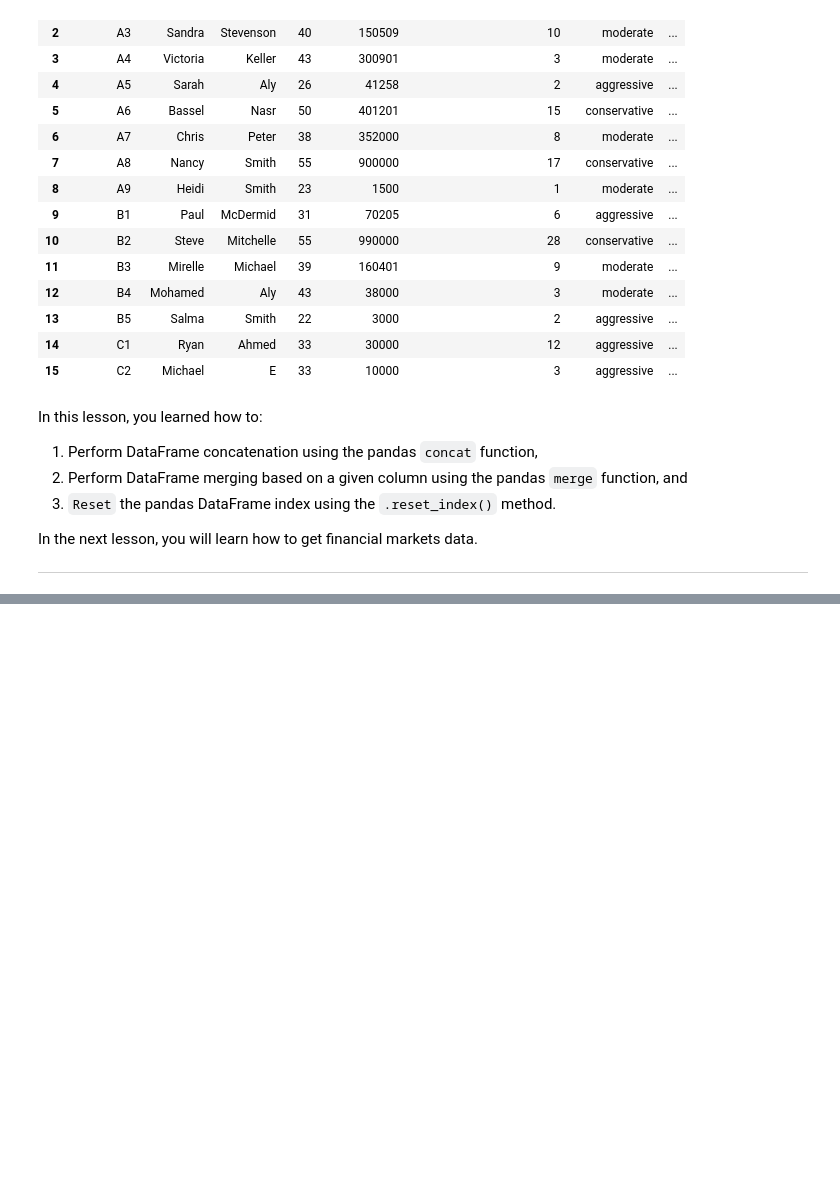
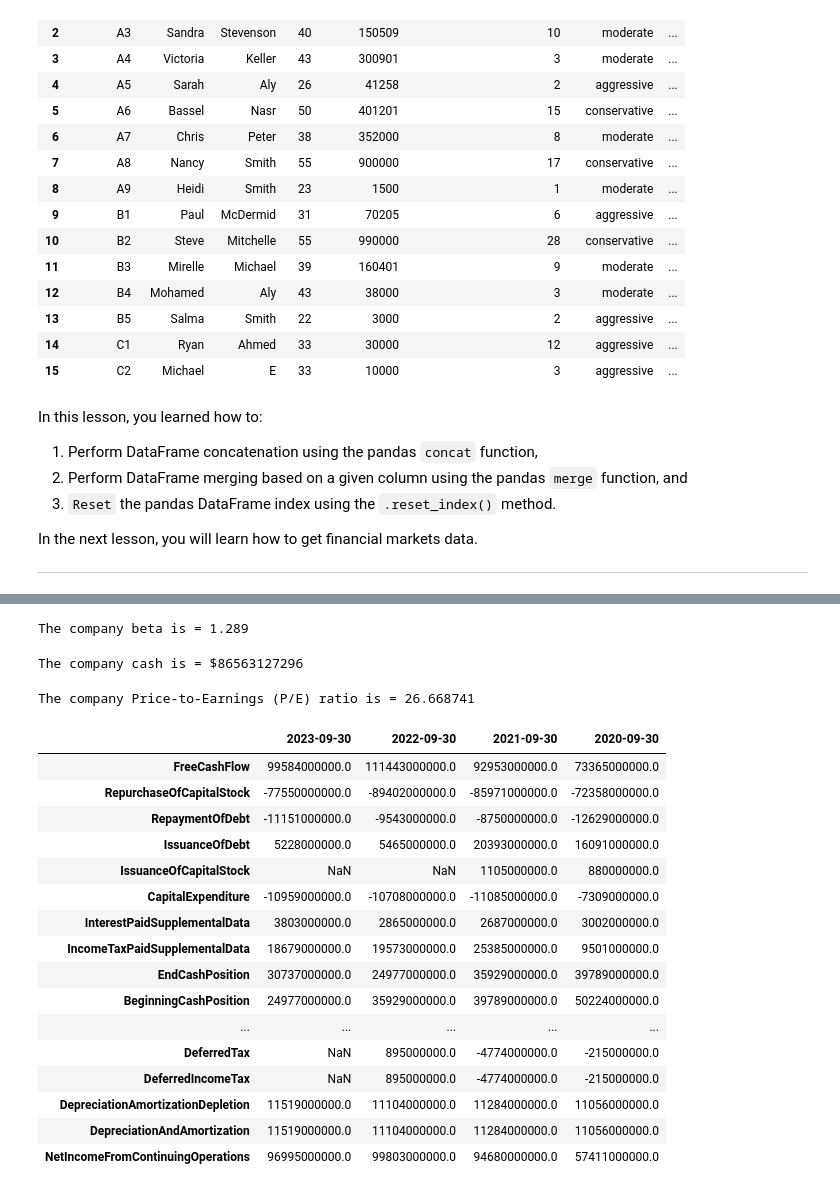
Before and after one commit to PachaTech/CFA-Level-1, a Jupyter notebook: Practical skills python/[PSM] Python CFA I.ipynb, the cells around one changed output, grey strips where cells are left out. Cells and saved outputs as stored; diff of their text form; code cells hidden in the pictures; blank space fills up the shorter version.

```diff
--- a/Practical skills python/[PSM] Python CFA I.ipynb
+++ b/Practical skills python/[PSM] Python CFA I.ipynb
@@ -2873,0 +2903,6 @@ In the next lesson, you will learn how to get financial markets data.
+# %%
+# Using Yahoo Finance tool to fetch all data related to stock of interest
+# Note that data is obtained in an object, we can then apply methods to get specific data from the object
+# Note that the output is returned in a Python dictionary
+stock = yf.Ticker("AAPL")
+stock
@@ -2873,0 +2936,43 @@ In the next lesson, you will learn how to get financial markets data.
+# %%
+# Let's obtain the company beta
+# Remember that Beta is a measure of the security volatility compared to the market (S&P 500)
+# Stocks with betas greater than 1.0 are more volatile compared to S&P 500
+print("The company beta is = {}".format(stock.info['beta']))
+# %% [output]
+The company beta is = 1.289
+# %%
+# Let's obtain the company's free cash flow (FCF)
+# Free cash flow is the cash left in a company after it pays for its operating and capital expenditures.
+print("The company cash is = ${}".format(stock.info['freeCashflow']))
+# %% [output]
+The company cash is = $86563127296
+# %%
+# Let's obtain the Price-to-Earnings (P/E) Ratio
+# Price-to-Earnings (P/E) ratio is calculated by dividing the current share price by its earnings per share (EPS)
+# High price-to-earnings ratio could indicate that the company's stock is overvalued
+# Example: S&P500 P/E ratio ranged from 5x in 1917 to 120x in 2009 right before the financial crisis
+# Trailing P/E is calculated using past performance by dividing the current stock price by total EPS earnings over the past 12 months.
+print("The company Price-to-Earnings (P/E) ratio is = {} ".format(stock.info['trailingPE']))
+# %% [output]
+The company Price-to-Earnings (P/E) ratio is = 26.668741
+# %%
+# You can also obtain cash flow statements
+stock.get_cashflow()
+# %% [output]
+|  | 2023-09-30 | 2022-09-30 | 2021-09-30 | 2020-09-30 |
+| FreeCashFlow | 99584000000.0 | 111443000000.0 | 92953000000.0 | 73365000000.0 |
+| RepurchaseOfCapitalStock | -77550000000.0 | -89402000000.0 | -85971000000.0 | -72358000000.0 |
+| RepaymentOfDebt | -11151000000.0 | -9543000000.0 | -8750000000.0 | -12629000000.0 |
+| IssuanceOfDebt | 5228000000.0 | 5465000000.0 | 20393000000.0 | 16091000000.0 |
+| IssuanceOfCapitalStock | NaN | NaN | 1105000000.0 | 880000000.0 |
+| CapitalExpenditure | -10959000000.0 | -10708000000.0 | -11085000000.0 | -7309000000.0 |
+| InterestPaidSupplementalData | 3803000000.0 | 2865000000.0 | 2687000000.0 | 3002000000.0 |
+| IncomeTaxPaidSupplementalData | 18679000000.0 | 19573000000.0 | 25385000000.0 | 9501000000.0 |
+| EndCashPosition | 30737000000.0 | 24977000000.0 | 35929000000.0 | 39789000000.0 |
+| BeginningCashPosition | 24977000000.0 | 35929000000.0 | 39789000000.0 | 50224000000.0 |
+| ... | ... | ... | ... | ... |
+| DeferredTax | NaN | 895000000.0 | -4774000000.0 | -215000000.0 |
+| DeferredIncomeTax | NaN | 895000000.0 | -4774000000.0 | -215000000.0 |
+| DepreciationAmortizationDepletion | 11519000000.0 | 11104000000.0 | 11284000000.0 | 11056000000.0 |
+| DepreciationAndAmortization | 11519000000.0 | 11104000000.0 | 11284000000.0 | 11056000000.0 |
+| NetIncomeFromContinuingOperations | 96995000000.0 | 99803000000.0 | 94680000000.0 | 57411000000.0 |
```
Also changed, not shown: parts of 15 cells of this notebook.
